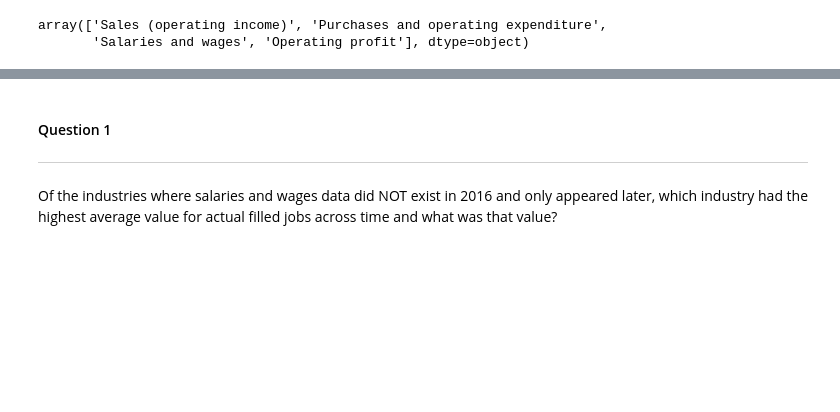
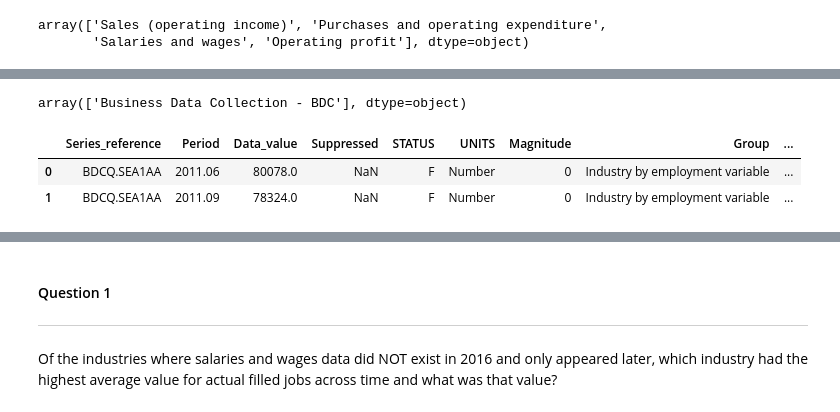
Before and after one commit to marcusbuckland/mle, a Jupyter notebook: notebook.ipynb, the cells around one changed output, grey strips where cells are left out. Cells and saved outputs as stored; diff of their text form; code cells hidden in the pictures; blank space fills up the shorter version.

```diff
--- a/notebook.ipynb
+++ b/notebook.ipynb
@@ -271,0 +285,10 @@ array(['Sales (operating income)', 'Purchases and operating expenditure',
+# %%
+# Subject colum is only ever 'Business Data Collection - BDC'. It can be removed.
+display(employment_df['Subject'].unique())
+employment_df.drop('Subject', axis=1, inplace=True)
+employment_df.head(2)
+# %% [output]
+array(['Business Data Collection - BDC'], dtype=object)
+|  | Series_reference | Period | Data_value | Suppressed | STATUS | UNITS | Magnitude | Group | ... |
+| 0 | BDCQ.SEA1AA | 2011.06 | 80078.0 | NaN | F | Number | 0 | Industry by employment variable | ... |
+| 1 | BDCQ.SEA1AA | 2011.09 | 78324.0 | NaN | F | Number | 0 | Industry by employment variable | ... |
```
Also changed, not shown: parts of 9 cells of this notebook.
